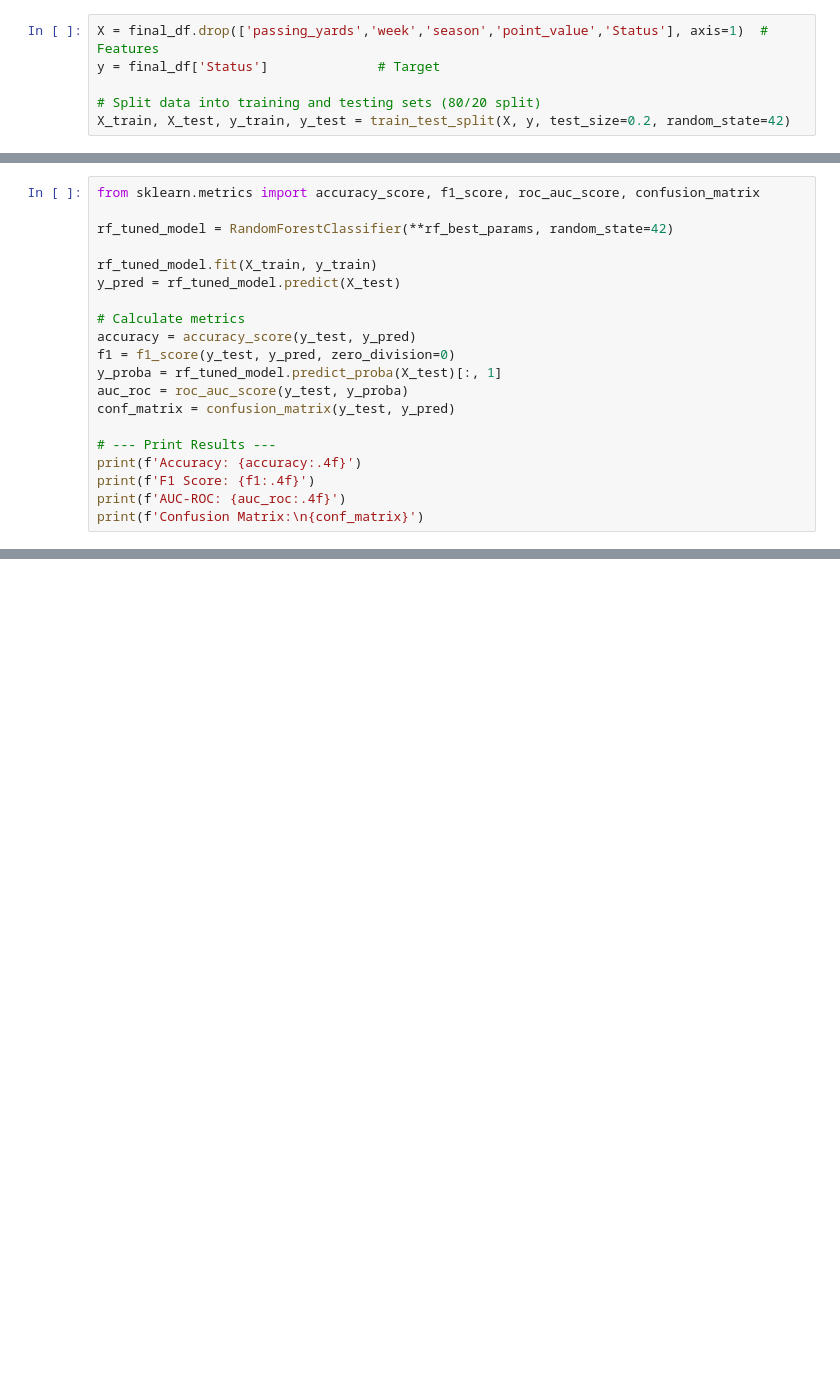
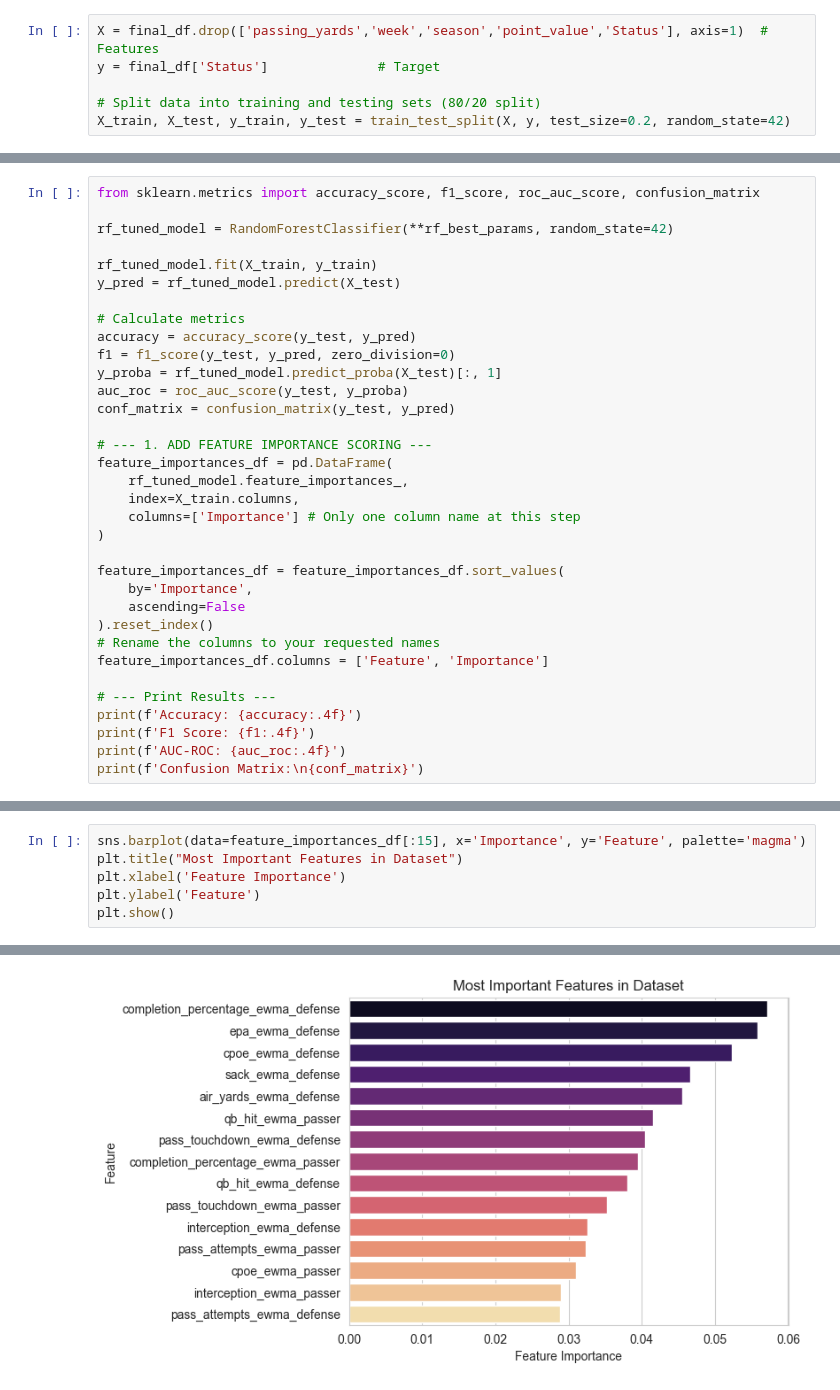
Before and after one commit to racurry1993/TetheredAI, a Jupyter notebook: NFL/NFL_Player_Yards_Props.ipynb, the cells around one changed output, grey strips where cells are left out. Cells and saved outputs as stored; diff of their text form; blank space fills up the shorter version.

```diff
--- a/NFL/NFL_Player_Yards_Props.ipynb
+++ b/NFL/NFL_Player_Yards_Props.ipynb
@@ -588,6 +609,20 @@ y_proba = rf_tuned_model.predict_proba(X_test)[:, 1]
 auc_roc = roc_auc_score(y_test, y_proba)
 conf_matrix = confusion_matrix(y_test, y_pred)
 
+# --- 1. ADD FEATURE IMPORTANCE SCORING ---
+feature_importances_df = pd.DataFrame(
+    rf_tuned_model.feature_importances_,
+    index=X_train.columns,
+    columns=['Importance'] # Only one column name at this step
+)
+
+feature_importances_df = feature_importances_df.sort_values(
+    by='Importance',
+    ascending=False
+).reset_index()
+# Rename the columns to your requested names
+feature_importances_df.columns = ['Feature', 'Importance']
+
 # --- Print Results ---
 print(f'Accuracy: {accuracy:.4f}')
 print(f'F1 Score: {f1:.4f}')
@@ -602,0 +638,7 @@ Confusion Matrix:
+# %%
+sns.barplot(data=feature_importances_df[:15], x='Importance', y='Feature', palette='magma')
+plt.title("Most Important Features in Dataset")
+plt.xlabel('Feature Importance')
+plt.ylabel('Feature')
+plt.show()
+# %% [output]
@@ -602,0 +648 @@ Confusion Matrix:
+[figure, added]
```
Also changed, not shown: parts of 16 cells of this notebook, 42 other files.
